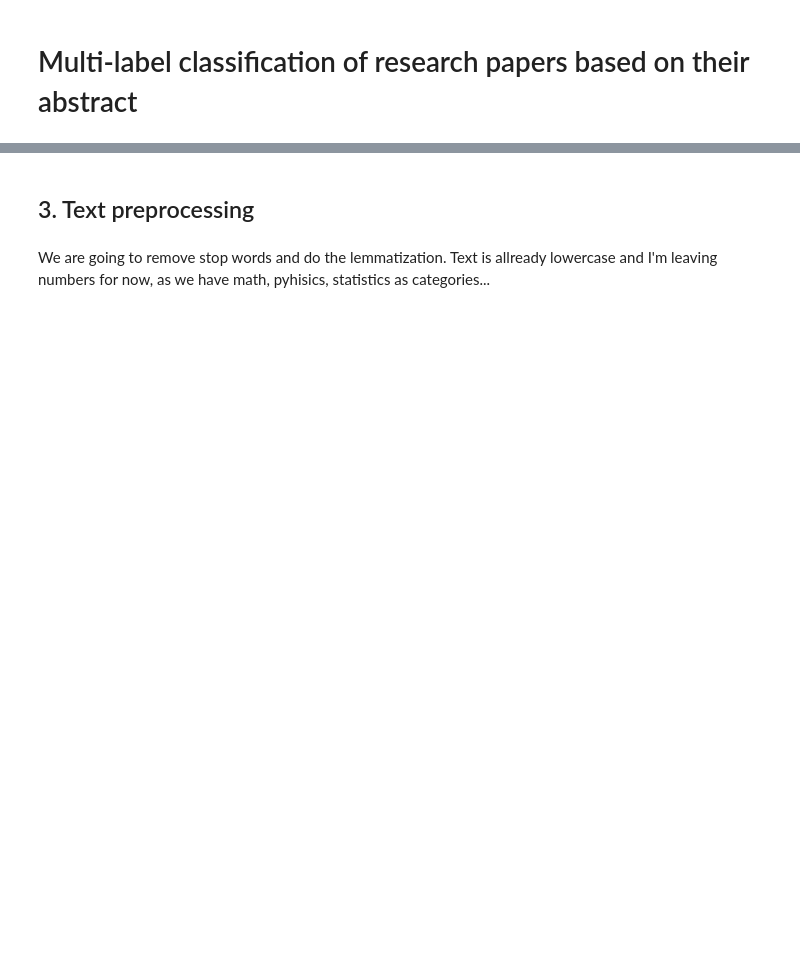
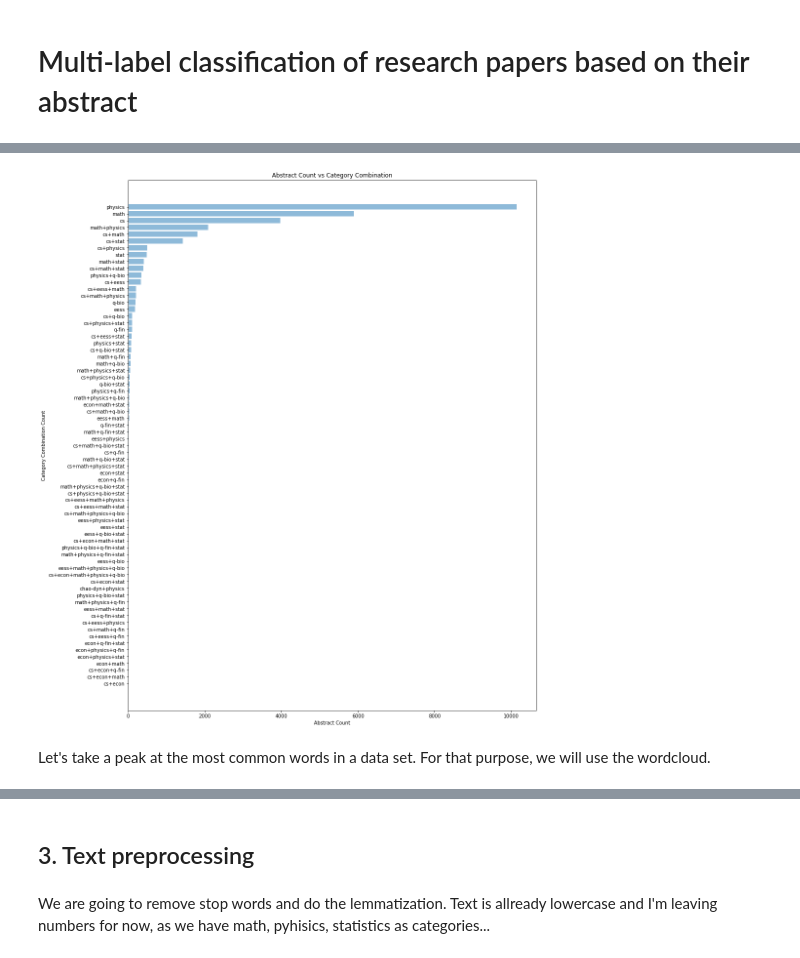
Before and after one commit to happy-face/datascience-1, a Jupyter notebook: abstracts/Abstracts Classification.ipynb, the cells around one changed output, grey strips where cells are left out. Drawn from its saved outputs; the diff is of its cells as text; code cells hidden in the pictures; blank space fills up the shorter version.

Commit message:
Updated Jupyter Notebook

```diff
--- a/abstracts/Abstracts Classification.ipynb
+++ b/abstracts/Abstracts Classification.ipynb
@@ -86,0 +24,5 @@ y_df = df['main_categories'].apply(OneHotEncoder)
+# %%
+import os
+notebook_path = os.path.dirname(os.path.abspath("__file__"))
+rel_path = "raw_data/train_data_feb_march_2018.csv"
+raw_path = os.path.join(notebook_path,rel_path)
@@ -86,0 +137,33 @@ y_df = df['main_categories'].apply(OneHotEncoder)
+# %%
+import operator
+
+def output_main_category_tuple_stats(df):
+    # compute stats
+    category_tuple_to_count = {}
+    for categories in df['main_categories']:
+        category_tuple = "+".join(sorted(categories))
+        if not category_tuple in category_tuple_to_count:
+            category_tuple_to_count[category_tuple] = 0
+        category_tuple_to_count[category_tuple] += 1
+
+    # generate bar plot
+    sorted_items = sorted(category_tuple_to_count.items(), key=operator.itemgetter(1))
+    category_tuples = []
+    counts = []
+    for category_tuple, count in sorted_items:
+        category_tuples.append(category_tuple)
+        counts.append(count)
+
+    y_pos = np.arange(len(category_tuples))
+    plt.figure(figsize=(15, 20))
+    plt.barh(y_pos, counts, align='center', alpha=0.5)
+    plt.yticks(y_pos, category_tuples)
+    plt.xlabel('Abstract Count')
+    plt.ylabel('Category Combination Count')
+    plt.title('Abstract Count vs Category Combination')
+
+output_main_category_tuple_stats(df)
+# %% [output]
+[figure, added]
+# %% [markdown]
+Let's take a peak at the most common words in a data set. For that purpose, we will use the wordcloud.
```
Also changed, not shown: parts of 35 cells of this notebook.
